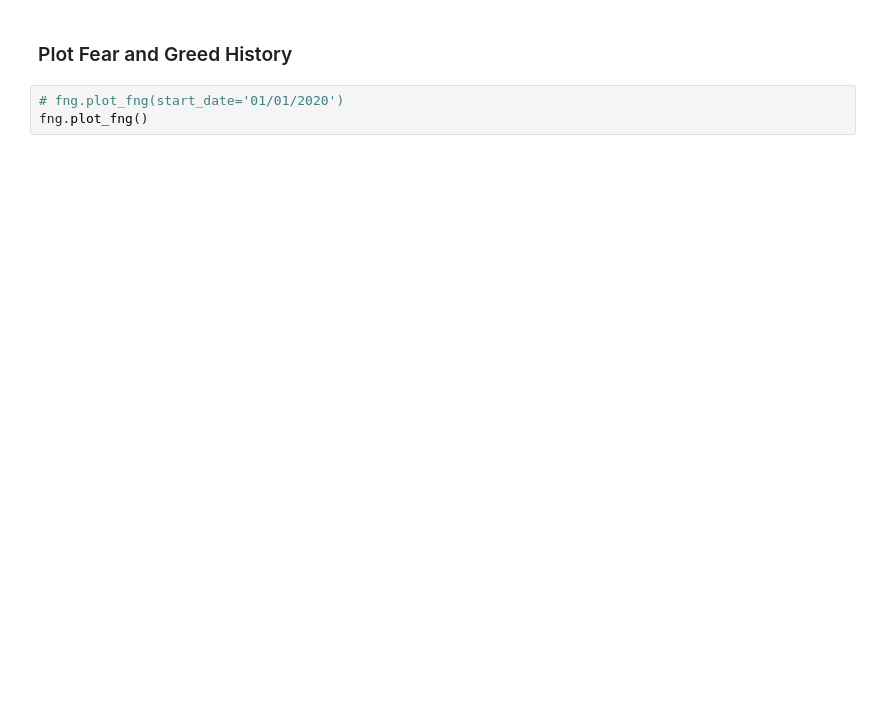
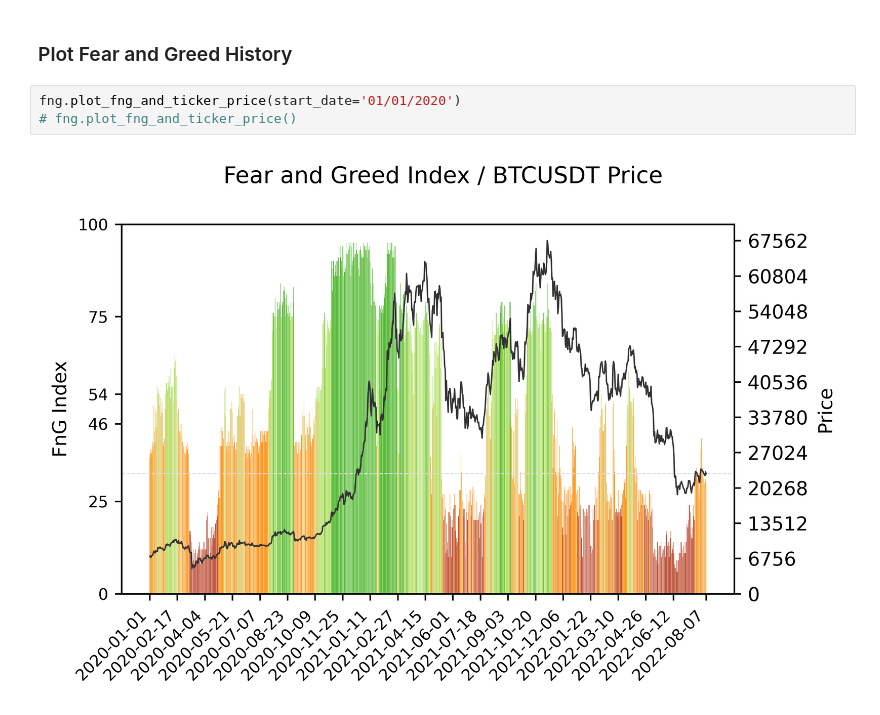
Before and after one commit to raulonlab/crypto-band-indicators, a Jupyter notebook: simulators/fng_simulator.ipynb, the cells around one changed output. Cells and saved outputs as stored; diff of their text form; blank space fills up the shorter version.

Commit message:
feat: add fng charts with btc price

```diff
--- a/simulators/fng_simulator.ipynb
+++ b/simulators/fng_simulator.ipynb
@@ -27,5 +29,7 @@ print(current_fng)
 # %% [markdown]
 ### Plot Fear and Greed History
 # %%
-# fng.plot_fng(start_date='01/01/2020')
-fng.plot_fng()
+fng.plot_fng_and_ticker_price(start_date='01/01/2020')
+# fng.plot_fng_and_ticker_price()
+# %% [output]
+[figure, added]
```
Also changed, not shown: parts of 1 cell of this notebook, 3 other files.
